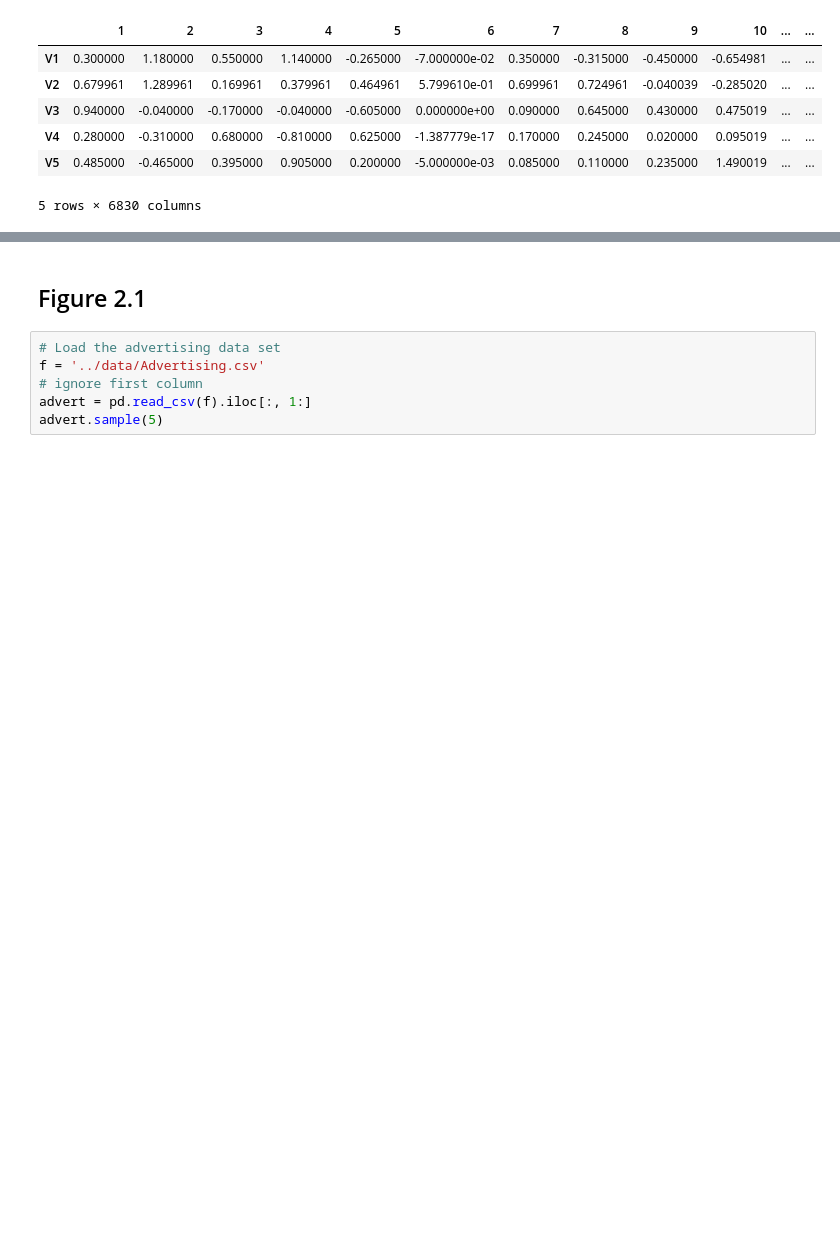
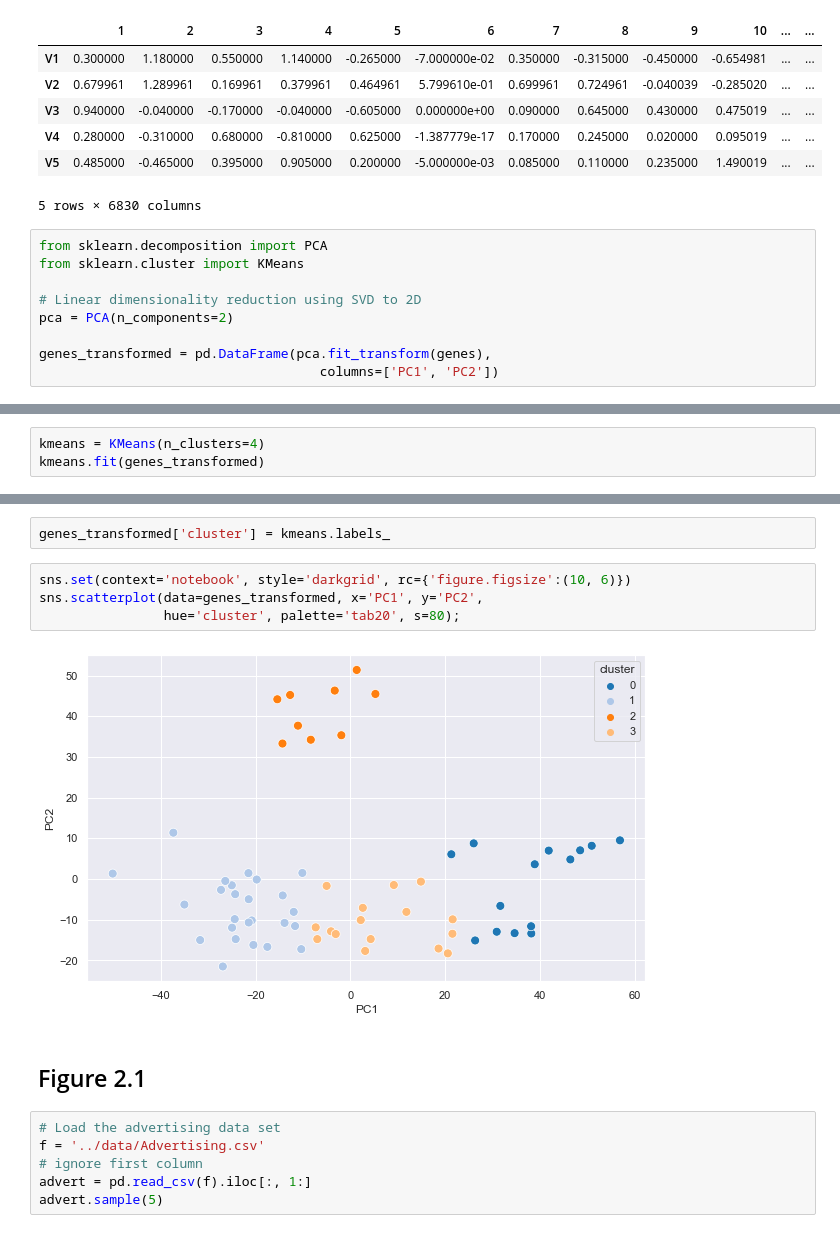
Before and after one commit to skacem/An-Introduction-to-Statistical-Learning, a Jupyter notebook: Chapter_1_and_2/Figures_and_Examples.ipynb, the cells around one changed output, grey strips where cells are left out. Cells and saved outputs as stored; diff of their text form; blank space fills up the shorter version.

Commit message:
add figures 1st and 2nd chapters

```diff
--- a/Chapter_1_and_2/Figures_and_Examples.ipynb
+++ b/Chapter_1_and_2/Figures_and_Examples.ipynb
@@ -151,3 +151,12 @@ genes.head()
 | V4 | 0.280000 | -0.310000 | 0.680000 | -0.810000 | 0.625000 | -1.387779e-17 | 0.170000 | 0.245000 | 0.020000 | 0.095019 | ... | ... |
 | V5 | 0.485000 | -0.465000 | 0.395000 | 0.905000 | 0.200000 | -5.000000e-03 | 0.085000 | 0.110000 | 0.235000 | 1.490019 | ... | ... |
 5 rows × 6830 columns
+# %%
+from sklearn.decomposition import PCA
+from sklearn.cluster import KMeans
+
+# Linear dimensionality reduction using SVD to 2D
+pca = PCA(n_components=2)
+
+genes_transformed = pd.DataFrame(pca.fit_transform(genes),
+                                    columns=['PC1', 'PC2'])
@@ -153,0 +175,3 @@ genes.head()
+# %%
+kmeans = KMeans(n_clusters=4)
+kmeans.fit(genes_transformed)
@@ -154,3 +187,11 @@ genes.head()
+# %%
+genes_transformed['cluster'] = kmeans.labels_
+# %%
+sns.set(context='notebook', style='darkgrid', rc={'figure.figsize':(10, 6)})
+sns.scatterplot(data=genes_transformed, x='PC1', y='PC2',
+                hue='cluster', palette='tab20', s=80);
+# %% [output]
+[figure, added]
 # %% [markdown]
 ## Figure 2.1
 # %%
```
Also changed, not shown: parts of 3 cells of this notebook.
